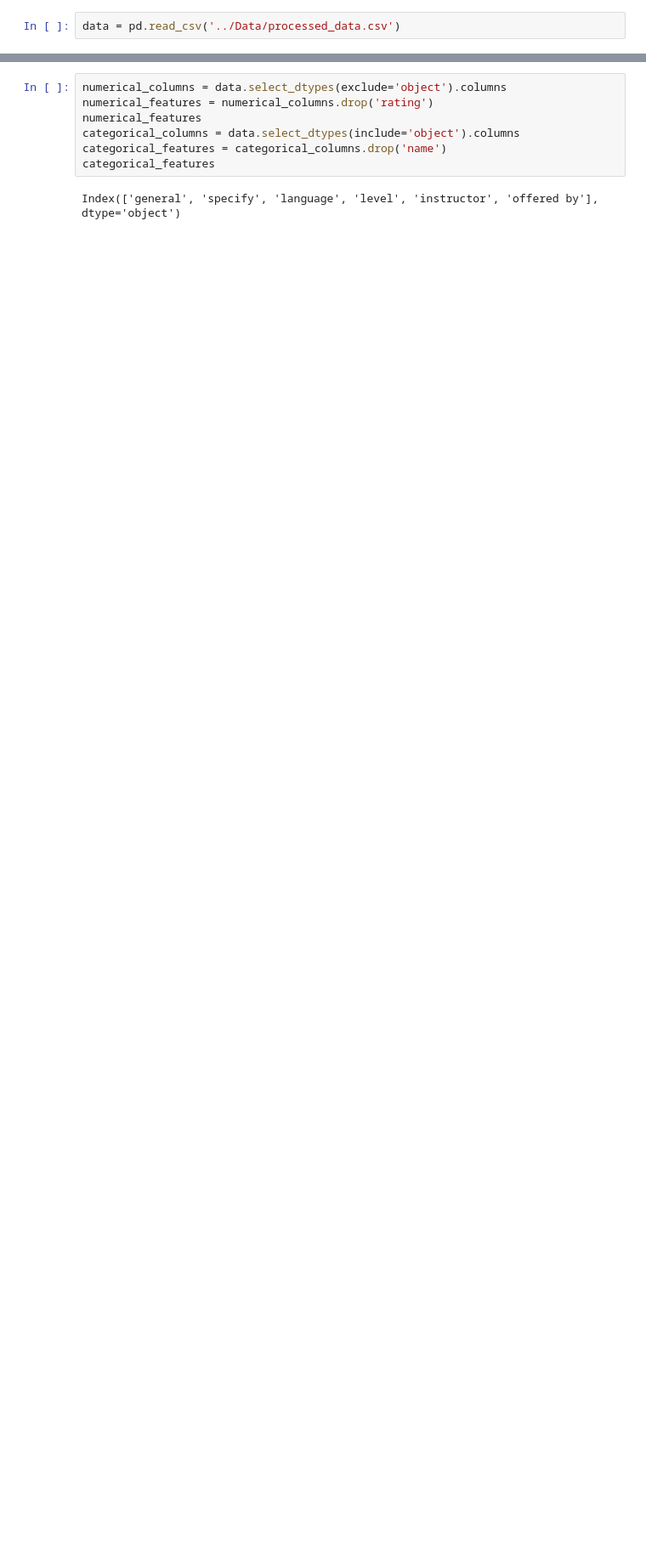
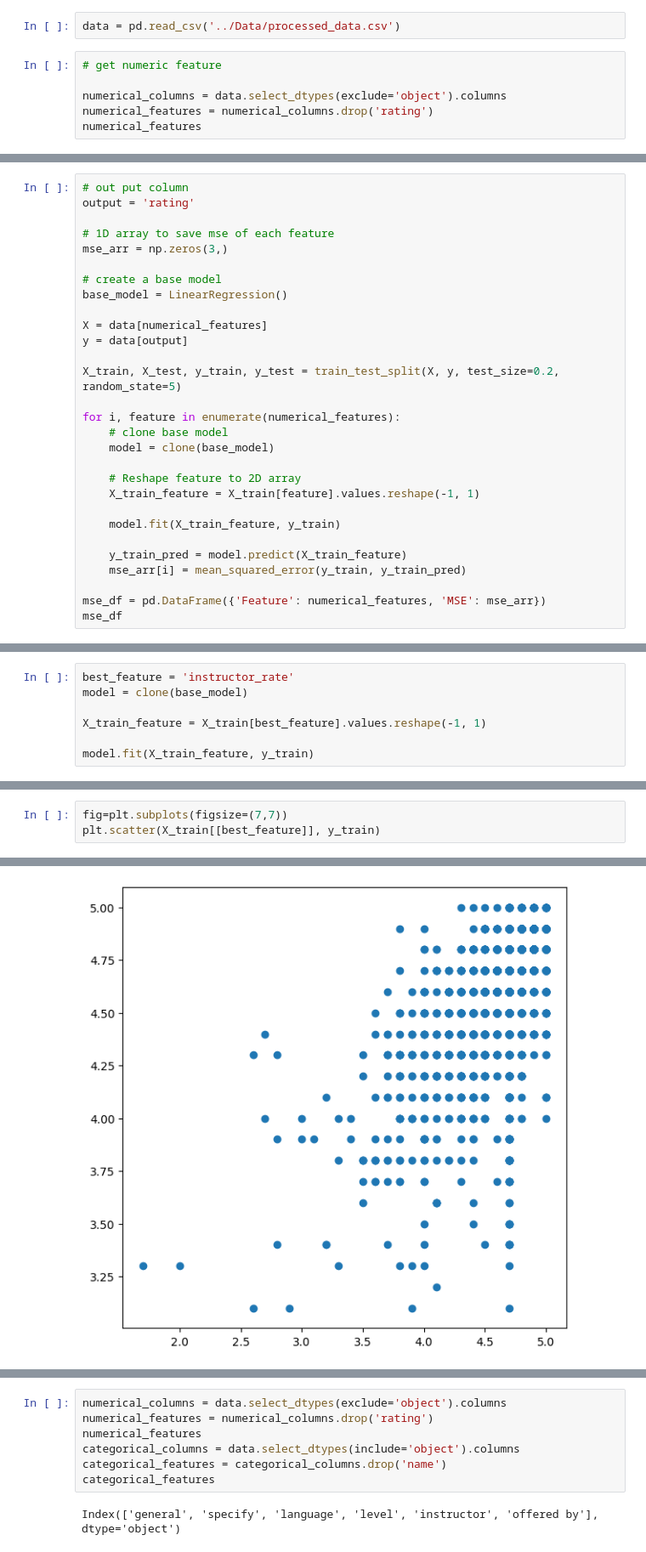
Before and after one commit to dagngyen/hcmus_23-24_coursesra-courses-analysis, a Jupyter notebook: Phase 2: Building model/linear.ipynb, the cells around one changed output, grey strips where cells are left out. Shown at 85% size. Cells and saved outputs as stored; diff of their text form; blank space fills up the shorter version.

```diff
--- a/Phase 2: Building model/linear.ipynb
+++ b/Phase 2: Building model/linear.ipynb
@@ -12,2 +27,8 @@ from sklearn.linear_model import LinearRegression
 # %%
 data = pd.read_csv('../Data/processed_data.csv')
+# %%
+# get numeric feature
+
+numerical_columns = data.select_dtypes(exclude='object').columns
+numerical_features = numerical_columns.drop('rating')
+numerical_features
@@ -13,0 +40,29 @@ data = pd.read_csv('../Data/processed_data.csv')
+# %%
+# out put column
+output = 'rating'
+
+# 1D array to save mse of each feature
+mse_arr = np.zeros(3,)
+
+# create a base model
+base_model = LinearRegression()
+
+X = data[numerical_features]
+y = data[output]
+
+X_train, X_test, y_train, y_test = train_test_split(X, y, test_size=0.2, random_state=5)
+
+for i, feature in enumerate(numerical_features):
+    # clone base model
+    model = clone(base_model)
+
+    # Reshape feature to 2D array
+    X_train_feature = X_train[feature].values.reshape(-1, 1)
+
+    model.fit(X_train_feature, y_train)
+
+    y_train_pred = model.predict(X_train_feature)
+    mse_arr[i] = mean_squared_error(y_train, y_train_pred)
+
+mse_df = pd.DataFrame({'Feature': numerical_features, 'MSE': mse_arr})
+mse_df
@@ -13,0 +76,7 @@ data = pd.read_csv('../Data/processed_data.csv')
+# %%
+best_feature = 'instructor_rate'
+model = clone(base_model)
+
+X_train_feature = X_train[best_feature].values.reshape(-1, 1)
+
+model.fit(X_train_feature, y_train)
@@ -13,0 +87,4 @@ data = pd.read_csv('../Data/processed_data.csv')
+# %%
+fig=plt.subplots(figsize=(7,7))
+plt.scatter(X_train[[best_feature]], y_train)
+# %% [output]
@@ -13,0 +92 @@ data = pd.read_csv('../Data/processed_data.csv')
+[figure, added]
```
Also changed, not shown: parts of 37 cells of this notebook.
